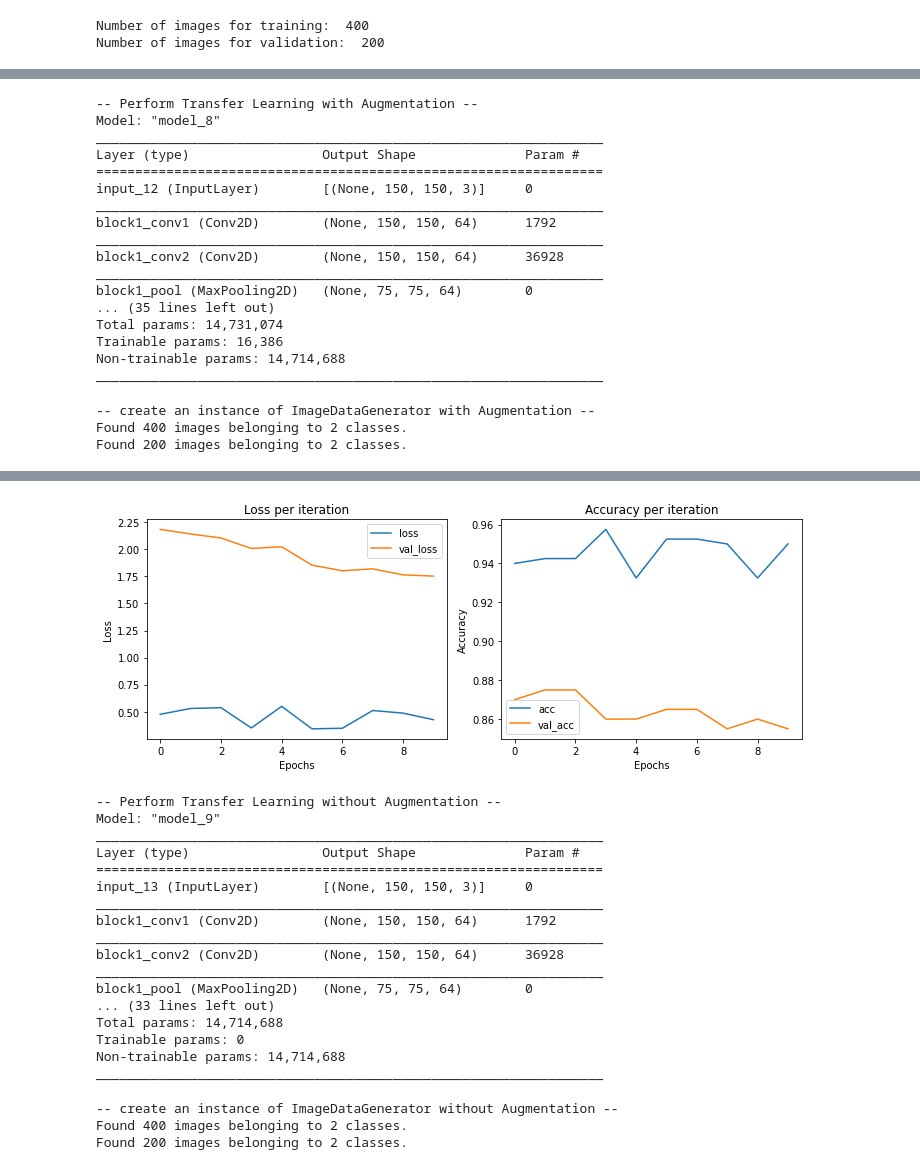
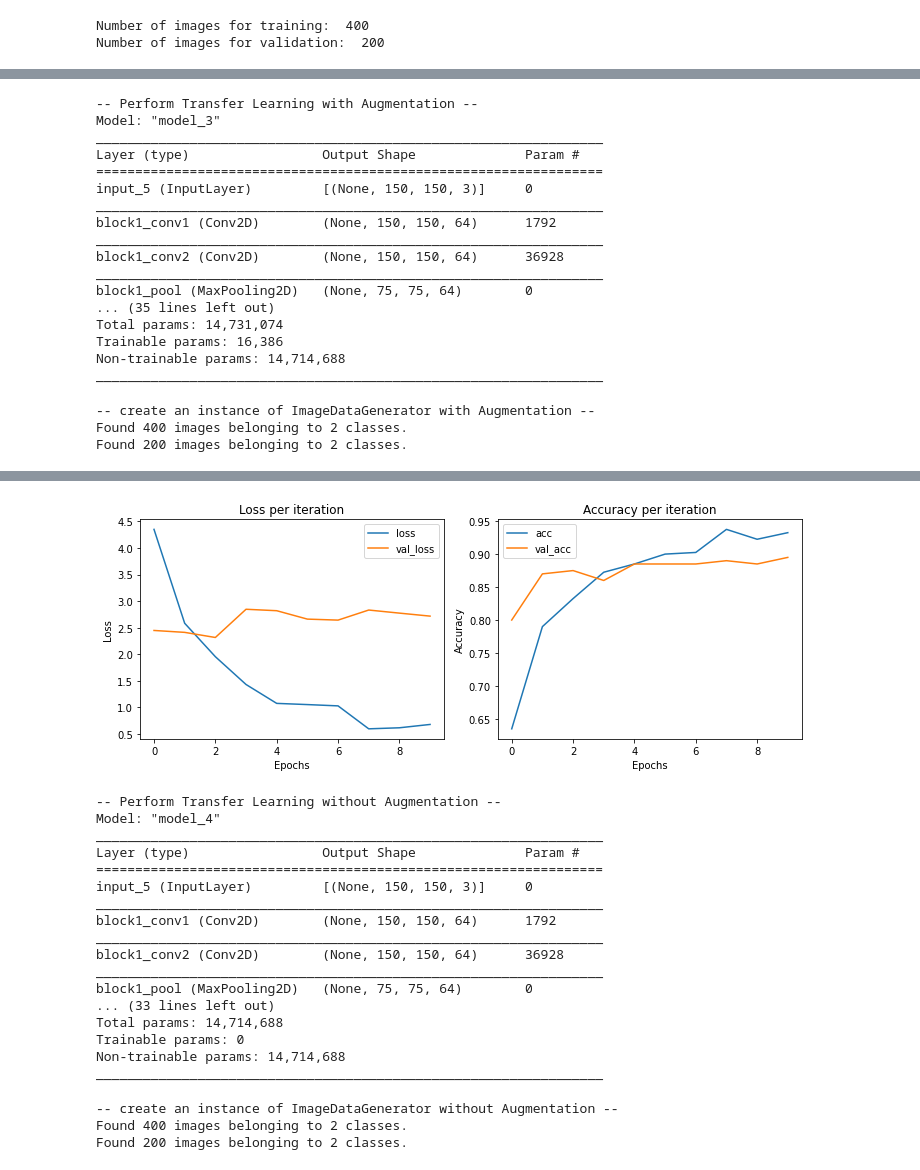
Before and after one commit to YannMjl/AI-764, a Jupyter notebook: Assign5.ipynb, the cells around one changed output, grey strips where cells are left out. Drawn from its saved outputs; the diff is of its cells as text; code cells hidden in the pictures.

```diff
--- a/Assign5.ipynb
+++ b/Assign5.ipynb
@@ -111,17 +119,16 @@ def howmanyImages(images_path):
 
 # ----------------------------------------------------------------------------*
 # map the data into feature vectors
-def performTransferLearning(IMAGE_SIZE, augmentation=False):
+def performTransferLearning(IMAGE_SIZE, ptm, augmentation=False):
 
   # STAGE 1
-  # let's create an instance of the VVG16 using our IMAGE_SIZE
-  ptm = PretrainedModel(
-      input_shape=IMAGE_SIZE + [3],
-      weights='imagenet',
-      include_top=False)
+  # We'll use the ptm we defined both for VGG16 instance and inceptionV3
 
-  # let's freeze the VGG16 instance stage 1 we created
+  # let's freeze the VGG16 and inceptionV3 instance created on stage 1
   # for pretrained model weights
+  # Note --- We can retrain some of the lower layers to increase performance
+  #      --- Keep in mind that this may lead to overfitting
+  # Make all the layers non-trainable
   ptm.trainable = False
 
   # STAGE 2
@@ -270,6 +277,8 @@ def populate(generator, model, X, Y, N):
       print('breaking now')
       break
   print(i)
+
+# -----------------------------------------------------------------------------*
 # %%
 # now let's move the data to the appropriate directories
 # Move the images
@@ -334,17 +343,25 @@ print(folders)
 # VGG16:
 # • Model 1: Perform Transfer Learning with Augmentation
 # ----------------------------------------------------------------------------*
-model1 = performTransferLearning(IMAGE_SIZE, augmentation=True)
+# ****** Stage 1 ********
+# let's create an instance of the VVG16 using our IMAGE_SIZE
+ptm_VGG16 = PretrainedModel(
+    input_shape=IMAGE_SIZE + [3],
+    weights='imagenet',
+    include_top=False)
+
+# let's build the model
+model1 = performTransferLearning(IMAGE_SIZE, ptm_VGG16, augmentation=True)
 
 # view the structure of the model
 model1.summary()
 # %% [output]
 -- Perform Transfer Learning with Augmentation --
-Model: "model_8"
+Model: "model_3"
 _________________________________________________________________
 Layer (type)                 Output Shape              Param #
 =================================================================
-input_12 (InputLayer)        [(None, 150, 150, 3)]     0
+input_5 (InputLayer)         [(None, 150, 150, 3)]     0
 _________________________________________________________________
 block1_conv1 (Conv2D)        (None, 150, 150, 64)      1792
 _________________________________________________________________
@@ -373,7 +390,7 @@ Found 200 images belonging to 2 classes.
 # Now let's train our model
 # fit the model
 # using a batch size of 128 and 10 epochs
-r1 = trainModel(model, 10, train_generator, valid_generator,
+r1 = trainModel(model1, 10, train_generator, valid_generator,
                 image_files, valid_image_files, 128)
 
 # Ploting loss and Accuracy per iteration
@@ -402,20 +419,21 @@ Epoch 10/10
-[figure, old version]
+[figure, new version]
 # %%
 # ----------------------------------------------------------------------------*
 # VGG16:
 # • Model 2: Perform Transfer Learning without Augmentation
 # ----------------------------------------------------------------------------*
-model2 = performTransferLearning(IMAGE_SIZE, augmentation=False)
+# let's build model 2 using the same ptm_VGG16
+model2 = performTransferLearning(IMAGE_SIZE, ptm_VGG16, augmentation=False)
 
 # view the structure of the model
 model2.summary()
 # %% [output]
 -- Perform Transfer Learning without Augmentation --
-Model: "model_9"
+Model: "model_4"
 _________________________________________________________________
 Layer (type)                 Output Shape              Param #
 =================================================================
-input_13 (InputLayer)        [(None, 150, 150, 3)]     0
+input_5 (InputLayer)         [(None, 150, 150, 3)]     0
 _________________________________________________________________
 block1_conv1 (Conv2D)        (None, 150, 150, 64)      1792
 _________________________________________________________________
```
Also changed, not shown: parts of 25 cells of this notebook.
